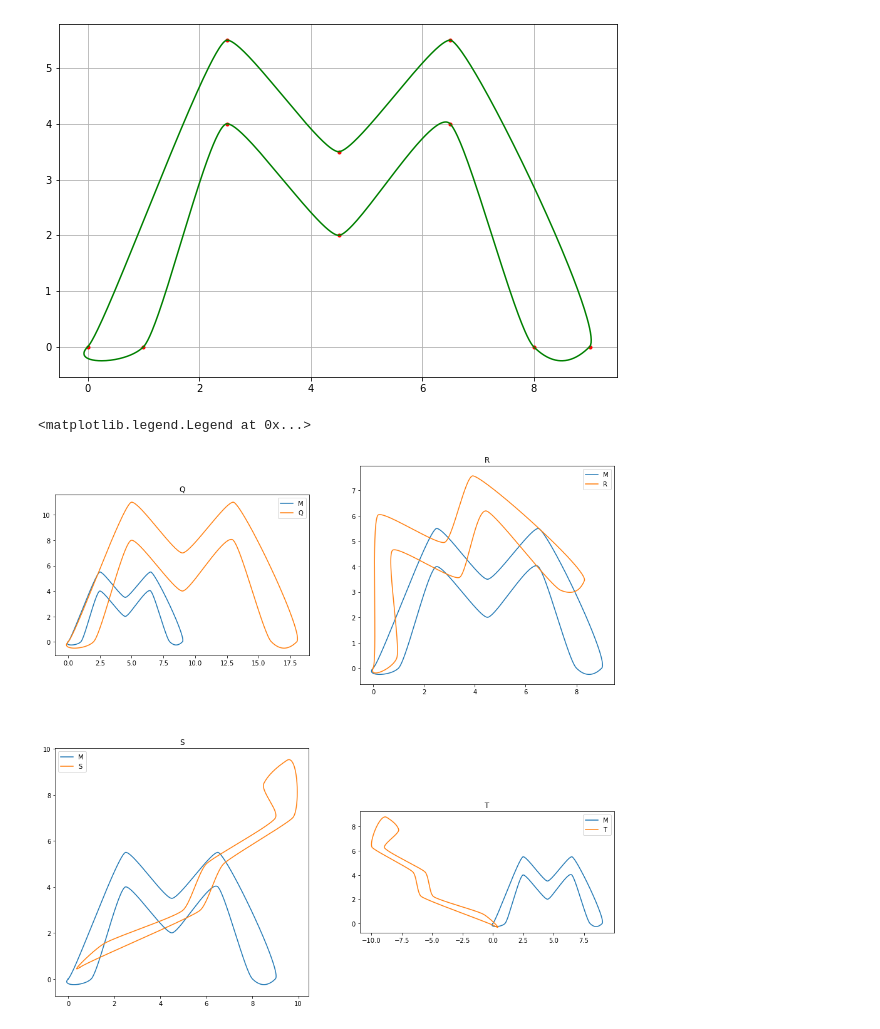
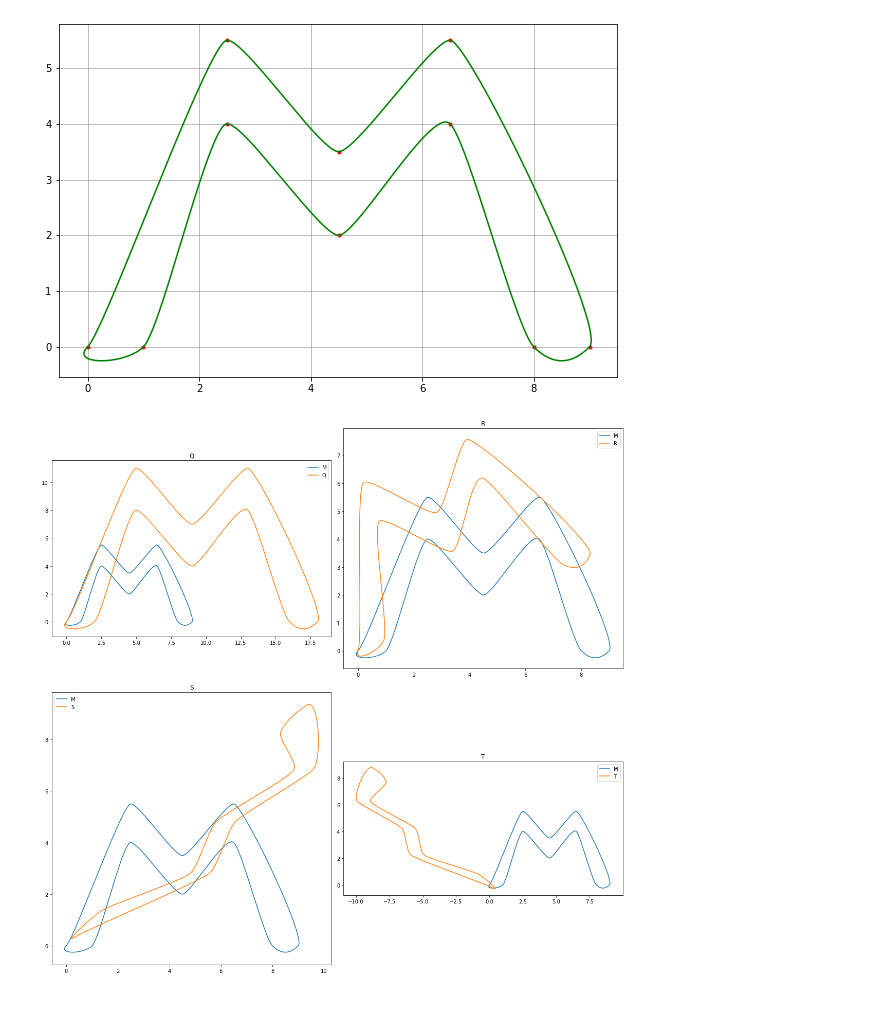
Before and after one commit to markus0800/Nummat2, a Jupyter notebook: project2_task_2e_3.ipynb, the cells around one changed output. Drawn from its saved outputs; the diff is of its cells as text; code cells hidden in the pictures.

```diff
--- a/project2_task_2e_3.ipynb
+++ b/project2_task_2e_3.ipynb
@@ -168,7 +171,7 @@ R_matrix = np.array([[np.cos(theta), -np.sin(theta)], [np.sin(theta), np.cos(the
 R = np.zeros(np.shape(P_M))
 
 S_matrix = np.array([[1, 1/2], [1, 0]])
-cs = 1/2 * np.array([1,1])
+cs = 1/3 * np.array([1,1])
 S = np.zeros(np.shape(P_M))
 
 T_matrix = np.array([[-1, -2/3], [1, 0]])
@@ -177,7 +180,7 @@ ct = 1/4 * np.array([1,-1])
 
 for i in range(np.shape(P_M)[0]):
     for j in range(np.shape(P_M)[1]):
-        R[i,j] =   R_matrix @ P_M[i,j]
+        R[i,j] = R_matrix @ P_M[i,j]
         S[i,j] = S_matrix @ P_M[i,j] + cs
         T[i,j] = T_matrix @ P_M[i,j] + ct
 
@@ -189,32 +192,33 @@ curve_T = composite_Bezier(T, T_M)
 
 
 fig, axes = plt.subplots(2,2, figsize = (16,16))
 
 
 axes[0,0].plot(curve_M[:,0], curve_M[:,1], label = f'M')
 axes[0,0].plot(curve_Q[:,0], curve_Q[:,1], label = f'Q')
 axes[0,0].set_aspect('equal')
 axes[0,0].set_title(f'Q')
 axes[0,0].legend()
 
 
 axes[0,1].plot(curve_M[:,0], curve_M[:,1], label = f'M')
 axes[0,1].plot(curve_R[:,0], curve_R[:,1], label = f'R')
 axes[0,1].set_aspect('equal')
 axes[0,1].set_title(f'R')
 axes[0,1].legend()
 
 axes[1,0].plot(curve_M[:,0], curve_M[:,1], label = f'M')
 axes[1,0].plot(curve_S[:,0], curve_S[:,1], label = f'S')
 axes[1,0].set_aspect('equal')
 axes[1,0].set_title(f'S')
 axes[1,0].legend()
 
 axes[1,1].plot(curve_M[:,0], curve_M[:,1], label = f'M')
 axes[1,1].plot(curve_T[:,0], curve_T[:,1], label = f'T')
 axes[1,1].set_aspect('equal')
 axes[1,1].set_title(f'T')
 axes[1,1].legend()
+
+plt.tight_layout()
 # %% [output]
-<matplotlib.legend.Legend at 0x...>
-[figure, old version]
+[figure, new version]
```
Also changed, not shown: parts of 3 cells of this notebook.
